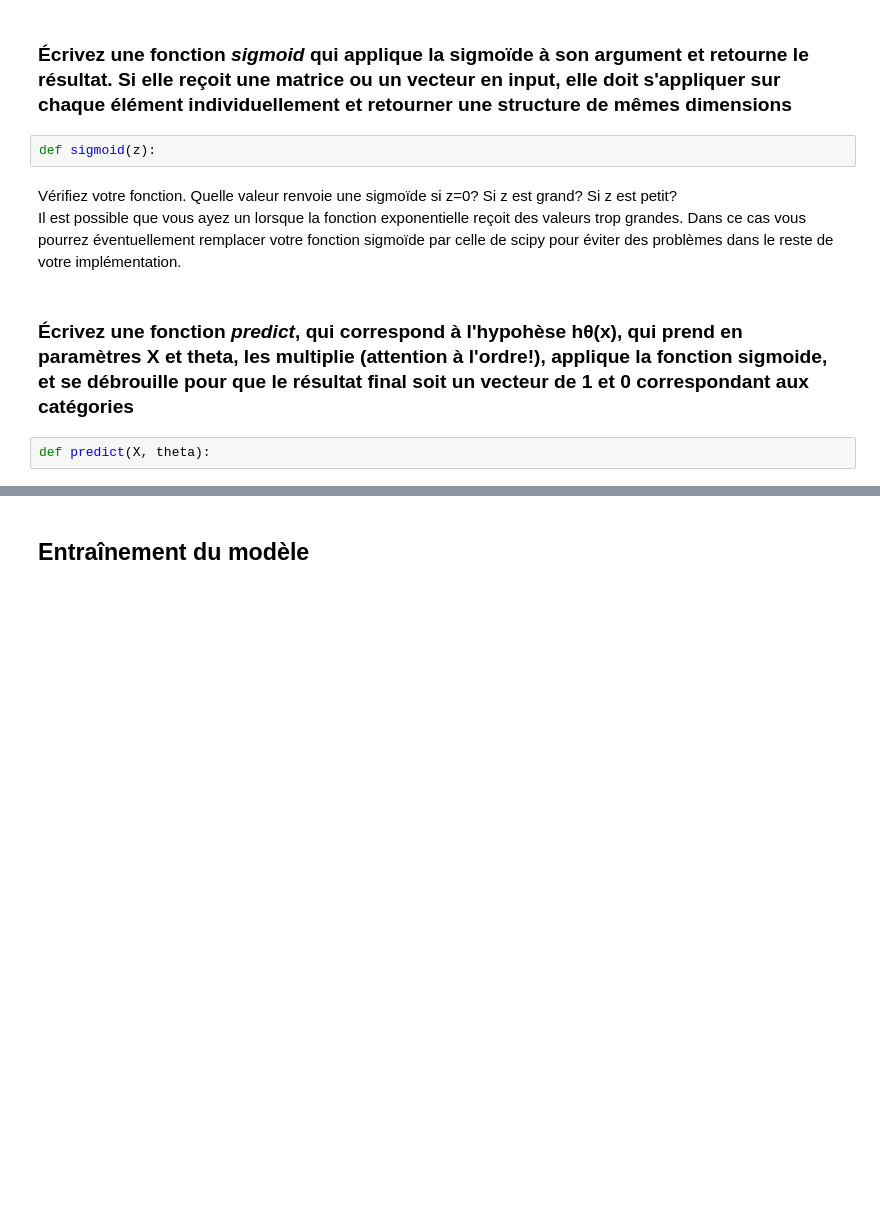
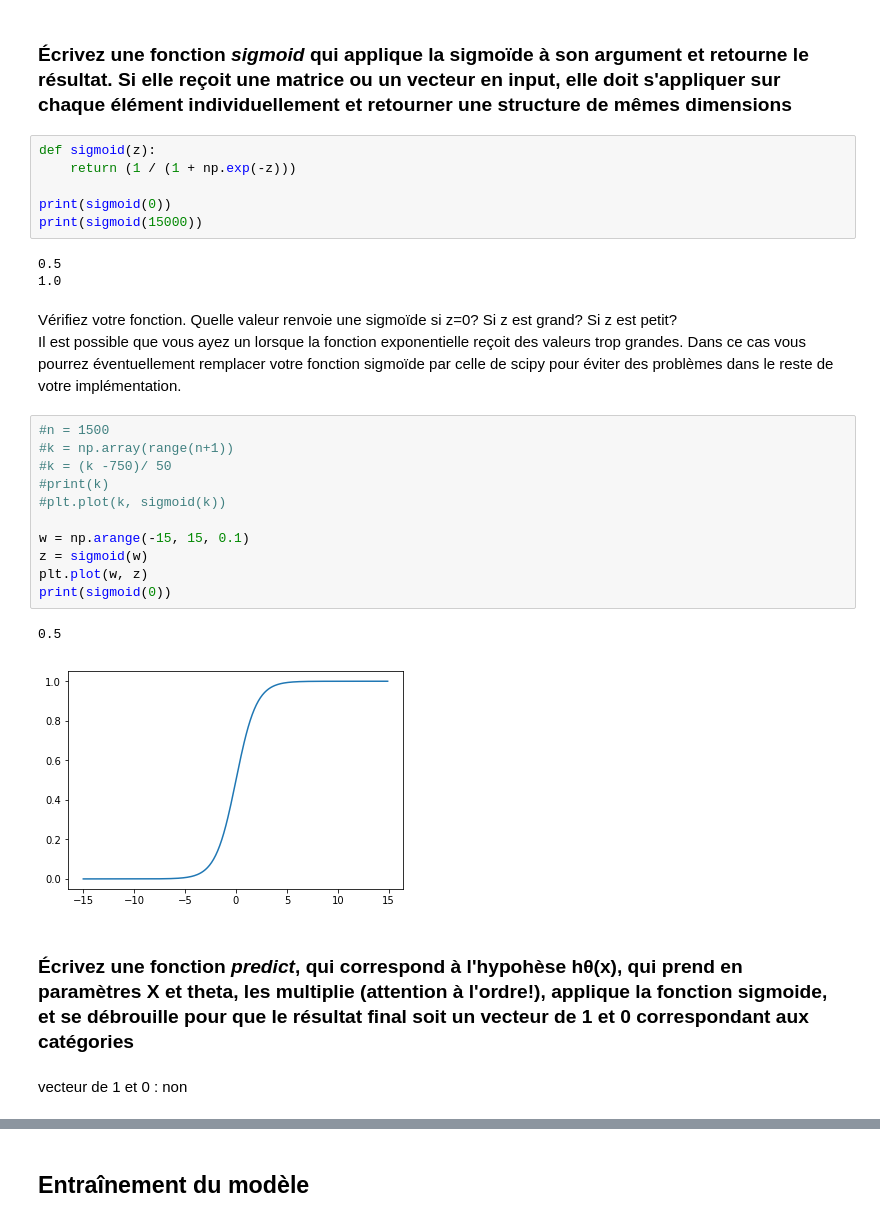
Before and after one commit to xavbart/ateliers-ml-2019-XB, a Jupyter notebook: Semaine-04/Semaine4-exercices-XB.ipynb, the cells around one changed output, grey strips where cells are left out. Saved outputs shown, nothing was run; the diff lists cells and outputs as text; blank space fills up the shorter version.

```diff
--- a/Semaine-04/Semaine4-exercices-XB.ipynb
+++ b/Semaine-04/Semaine4-exercices-XB.ipynb
@@ -75,12 +117,33 @@ print(theta)
 Revoyez l'équation de l'hypothèse de la régression logistique. Le produit de theta et de X est enveloppé dans une fonction g(z) qui correspond à la fonction sigmoïde. Nous allons commencer par coder cette fonction.
 # %% [markdown]
 ### Écrivez une fonction _sigmoid_ qui applique la sigmoïde à son argument et retourne le résultat. Si elle reçoit une matrice ou un vecteur en input, elle doit s'appliquer sur chaque élément individuellement et retourner une structure de mêmes dimensions
-# %%
-def sigmoid(z):
+# %%
+def sigmoid(z):
+    return (1 / (1 + np.exp(-z)))
+
+print(sigmoid(0))
+print(sigmoid(15000))
+# %% [output]
+0.5
+1.0
 # %% [markdown]
 Vérifiez votre fonction. Quelle valeur renvoie une sigmoïde si z=0? Si z est grand? Si z est petit?
 Il est possible que vous ayez un lorsque la fonction exponentielle reçoit des valeurs trop grandes. Dans ce cas vous pourrez éventuellement remplacer votre fonction sigmoïde par celle de scipy pour éviter des problèmes dans le reste de votre implémentation.
+# %%
+#n = 1500
+#k = np.array(range(n+1))
+#k = (k -750)/ 50
+#print(k)
+#plt.plot(k, sigmoid(k))
+
+w = np.arange(-15, 15, 0.1)
+z = sigmoid(w)
+plt.plot(w, z)
+print(sigmoid(0))
+# %% [output]
+0.5
+[figure, added]
 # %% [markdown]
 ### Écrivez une fonction _predict_, qui correspond à l'hypohèse hθ(x), qui prend en paramètres X et theta, les multiplie (attention à l'ordre!), applique la fonction sigmoide, et se débrouille pour que le résultat final soit un vecteur de 1 et 0 correspondant aux catégories
-# %%
-def predict(X, theta):
+# %% [markdown]
+vecteur de 1 et 0 : non
```
Also changed, not shown: parts of 11 cells of this notebook.
